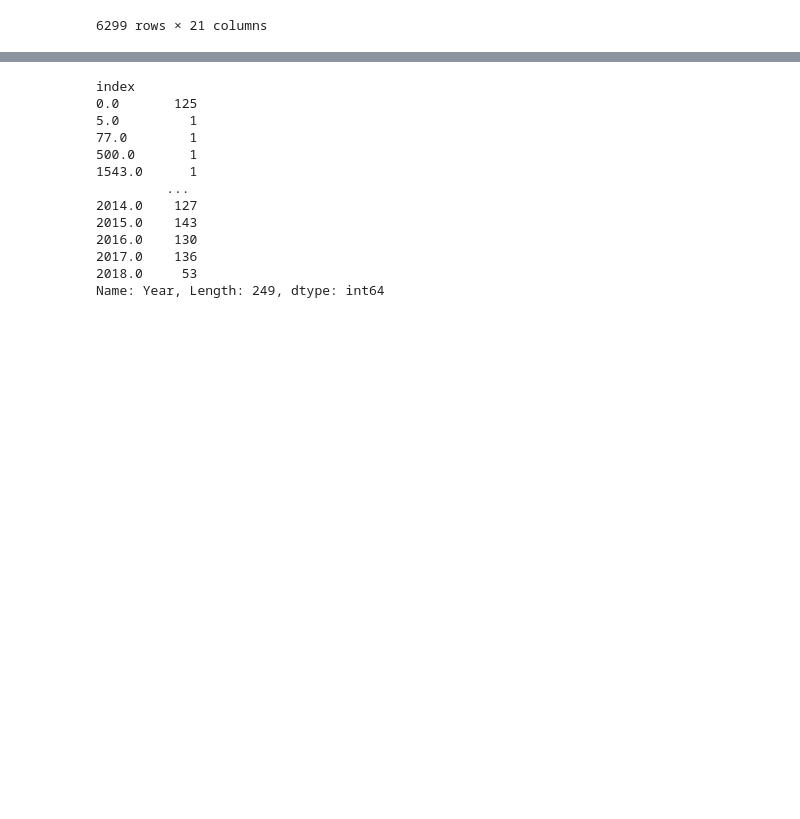
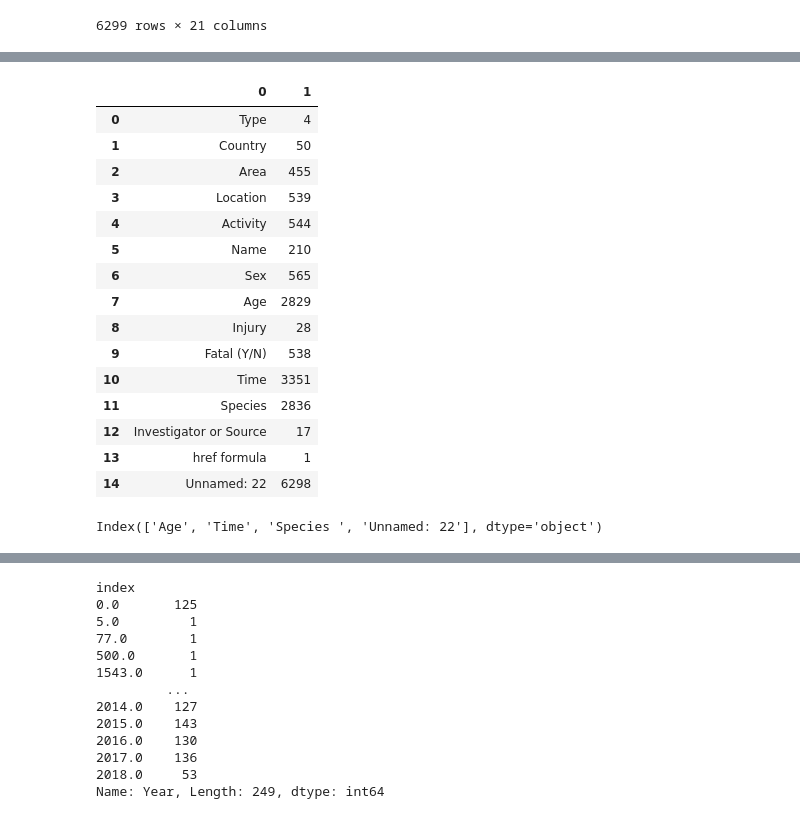
Before and after one commit to Sergio-Perez/data-cleaning-pandas, a Jupyter notebook: clean.ipynb, the cells around one changed output, grey strips where cells are left out. Saved outputs shown, nothing was run; the diff lists cells and outputs as text; code cells hidden in the pictures; blank space fills up the shorter version.

```diff
--- a/clean.ipynb
+++ b/clean.ipynb
@@ -270,0 +278,25 @@ borrarfilas(limpito["Case Number"])
+# %%
+nulls = limpito.isnull().sum()
+pd.DataFrame(filter(lambda x: x[1] > 0,nulls.items()))
+# %% [output]
+|  | 0 | 1 |
+| 0 | Type | 4 |
+| 1 | Country | 50 |
+| 2 | Area | 455 |
+| 3 | Location | 539 |
+| 4 | Activity | 544 |
+| 5 | Name | 210 |
+| 6 | Sex | 565 |
+| 7 | Age | 2829 |
+| 8 | Injury | 28 |
+| 9 | Fatal (Y/N) | 538 |
+| 10 | Time | 3351 |
+| 11 | Species | 2836 |
+| 12 | Investigator or Source | 17 |
+| 13 | href formula | 1 |
+| 14 | Unnamed: 22 | 6298 |
+# %%
+morethan100Nulls = limpito.isnull().sum()[limpito.isnull().sum() > 2000].index
+morethan100Nulls
+# %% [output]
+Index(['Age', 'Time', 'Species ', 'Unnamed: 22'], dtype='object')
```
Also changed, not shown: parts of 20 cells of this notebook, 1 other file.
